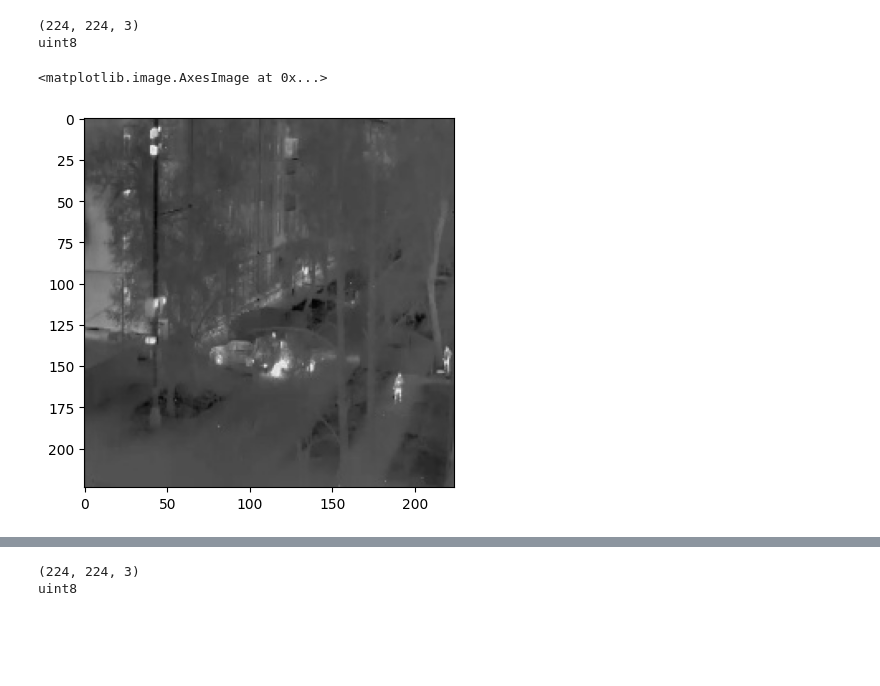
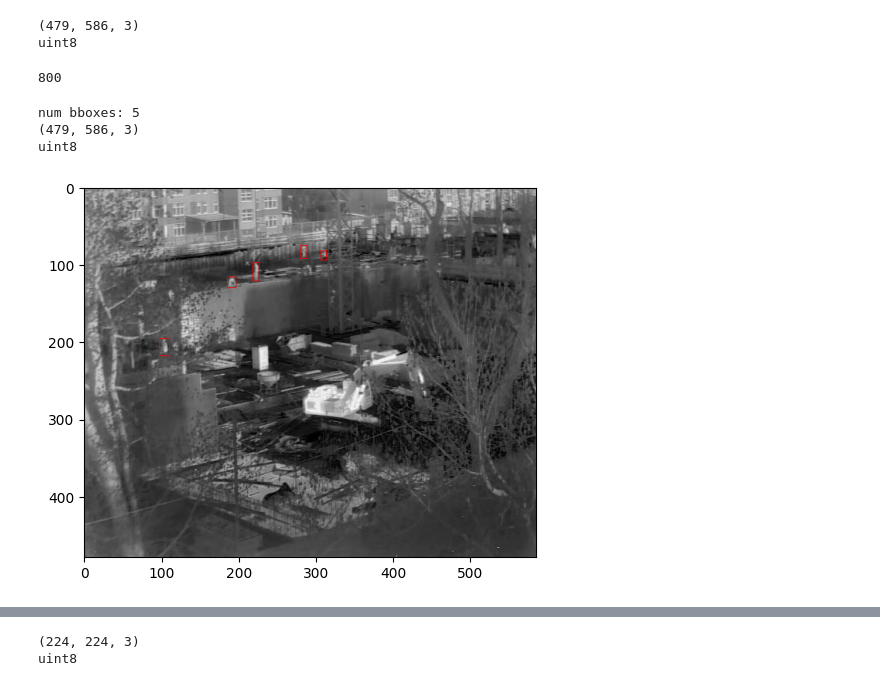
Before and after one commit to SivenM/det_small_people, a Jupyter notebook: forge/check_coco_like_dataset.ipynb, the cells around one changed output, grey strips where cells are left out. Cells and saved outputs as stored; diff of their text form; code cells hidden in the pictures; blank space fills up the shorter version.

```diff
--- a/forge/check_coco_like_dataset.ipynb
+++ b/forge/check_coco_like_dataset.ipynb
@@ -5,8 +5,8 @@ import json
 import numpy as np
 import matplotlib.pylab as plt
 # %%
-img_folder_path = "/home/max/ieos/small_obj/vid_pred/data/simple_detr_dataset/coco_train_1_frame_v2/images"
-ann_path = "/home/max/ieos/small_obj/vid_pred/data/simple_detr_dataset/coco_train_1_frame_v2/annotations.json"
+img_folder_path = "/home/max/ieos/small_obj/vid_pred/data/stroika/coco_train/images"
+ann_path = "/home/max/ieos/small_obj/vid_pred/data/stroika/coco_train/annotations.json"
 # %%
 def load_json(path:str) -> list | dict:
     with open(path, 'rb') as read_file:
@@ -31,0 +21,3 @@ img_ann
+# %%
+img_data = ann['images'][23]
+img_data
@@ -31,0 +26,6 @@ img_ann
+# %%
+bboxes = []
+for i, ann_data in enumerate(ann['annotations']):
+    if ann_data['image_id'] == img_data['id']:
+        bboxes.append(ann_data['bbox'])
+bboxes
@@ -32,14 +44,35 @@ img_ann
 # %%
-img_path = os.path.join(img_folder_path, img_ann['file_name'])
+img_path = os.path.join(img_folder_path, img_data['file_name'])
 img = cv2.imread(img_path)
 assert type(img) == np.ndarray
 print(img.shape)
 print(img.dtype)
 # %% [output]
-(224, 224, 3)
+(479, 586, 3)
 uint8
-# %%
-plt.imshow(img)
-# %% [output]
-<matplotlib.image.AxesImage at 0x...>
-[figure, removed]
+# %%
+len(ann['images'])
+# %% [output]
+800
+# %%
+idx = 700
+img_data = ann['images'][idx]
+bboxes = []
+for i, ann_data in enumerate(ann['annotations']):
+    if ann_data['image_id'] == img_data['id']:
+        bboxes.append(ann_data['bbox'])
+print(f'num bboxes: {len(bboxes)}')
+img_path = os.path.join(img_folder_path, img_data['file_name'])
+img = cv2.imread(img_path)
+assert type(img) == np.ndarray
+print(img.shape)
+print(img.dtype)
+bboxed_img = img.copy()
+for bbox in bboxes:
+    cv2.rectangle(bboxed_img, (bbox[0], bbox[1]), (int(bbox[0]+bbox[2]), int(bbox[1]+bbox[3])), (255,0,0), 1)
+plt.imshow(bboxed_img);
+# %% [output]
+num bboxes: 5
+(479, 586, 3)
+uint8
+[figure, added]
```
Also changed, not shown: parts of 6 cells of this notebook, 5 other files.
